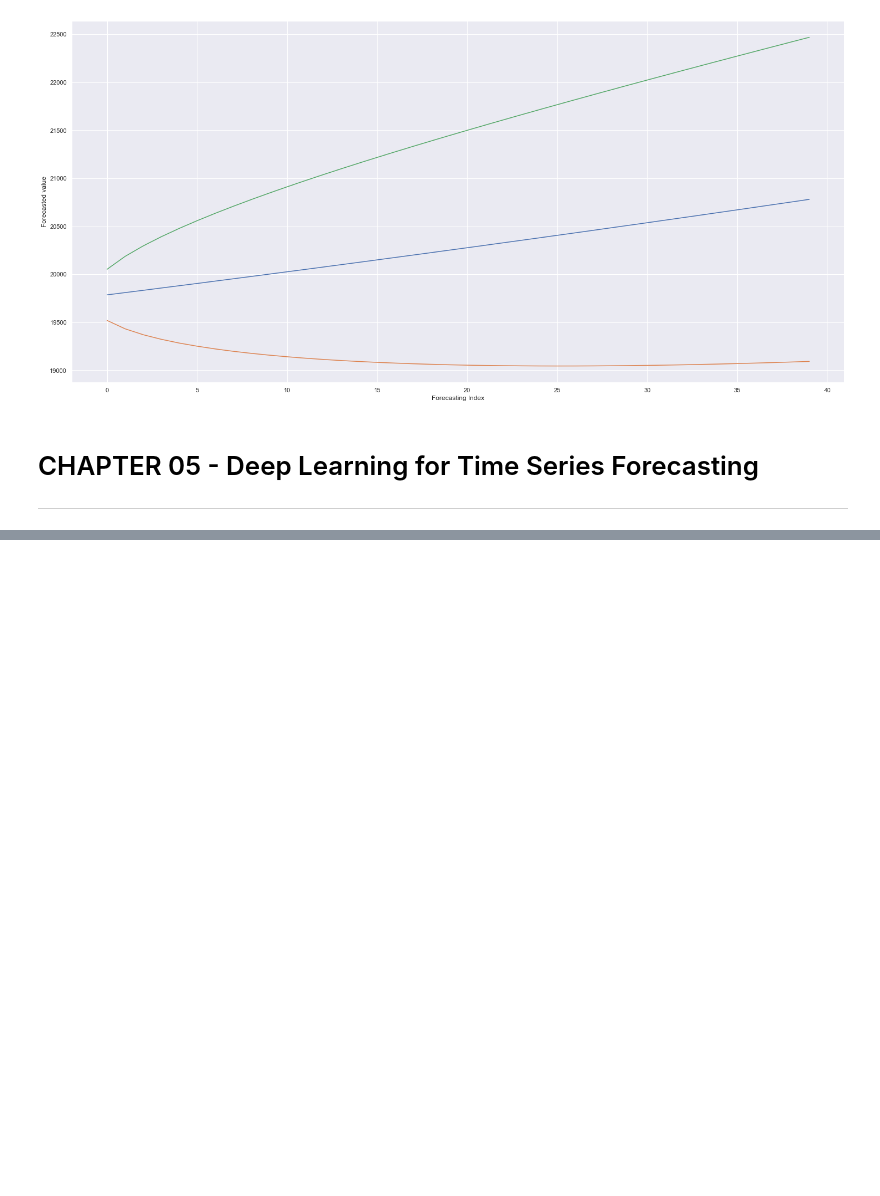
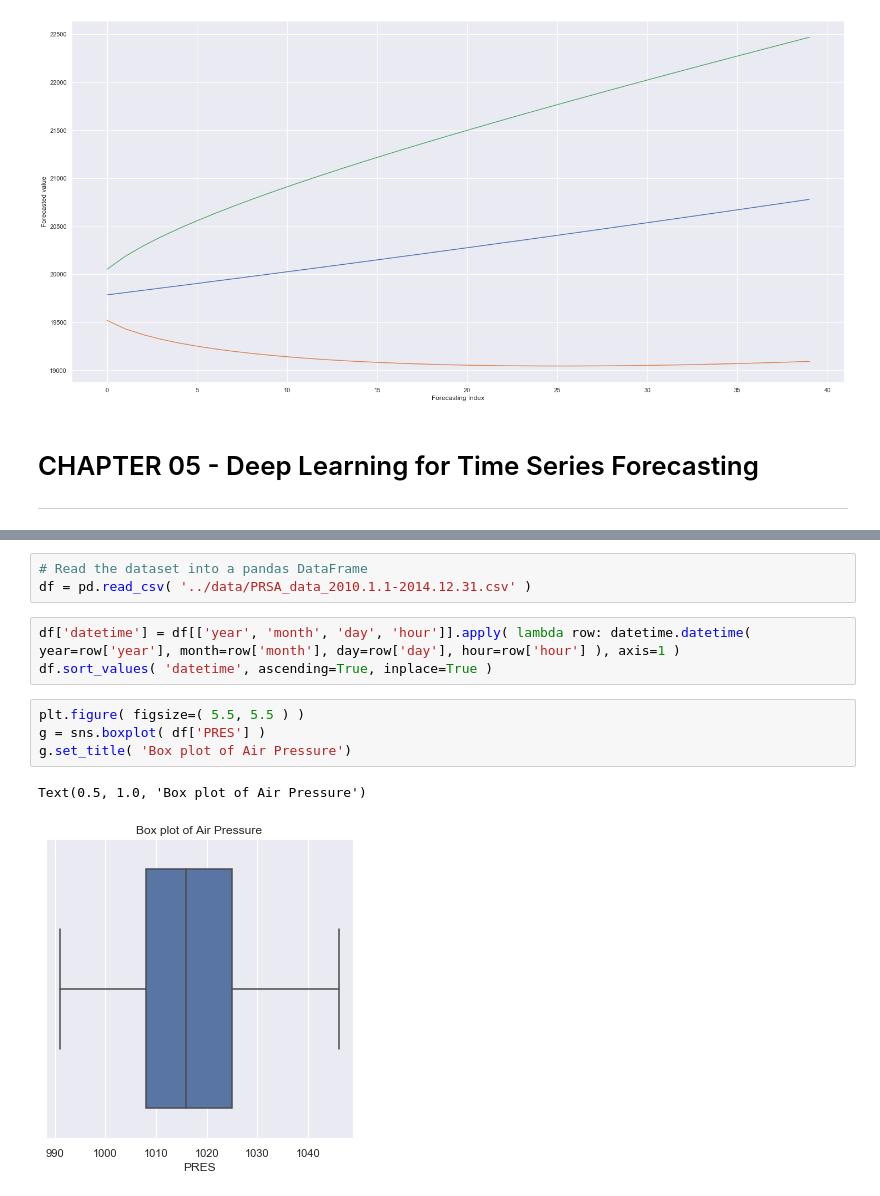
Before and after one commit to Meigarom/TimeSeries-Academy, a Jupyter notebook: book-practical-timeSeries-analysis/book_codes.ipynb, the cells around one changed output, grey strips where cells are left out. Drawn from its saved outputs; the diff is of its cells as text; blank space fills up the shorter version.

```diff
--- a/book-practical-timeSeries-analysis/book_codes.ipynb
+++ b/book-practical-timeSeries-analysis/book_codes.ipynb
@@ -603,0 +612,13 @@ Text(0, 0.5, 'Forecasted value')
+# %%
+# Read the dataset into a pandas DataFrame
+df = pd.read_csv( '../data/PRSA_data_2010.1.1-2014.12.31.csv' )
+# %%
+df['datetime'] = df[['year', 'month', 'day', 'hour']].apply( lambda row: datetime.datetime( year=row['year'], month=row['month'], day=row['day'], hour=row['hour'] ), axis=1 )
+df.sort_values( 'datetime', ascending=True, inplace=True )
+# %%
+plt.figure( figsize=( 5.5, 5.5 ) )
+g = sns.boxplot( df['PRES'] )
+g.set_title( 'Box plot of Air Pressure')
+# %% [output]
+Text(0.5, 1.0, 'Box plot of Air Pressure')
+[figure, added]
```
Also changed, not shown: parts of 10 cells of this notebook.
